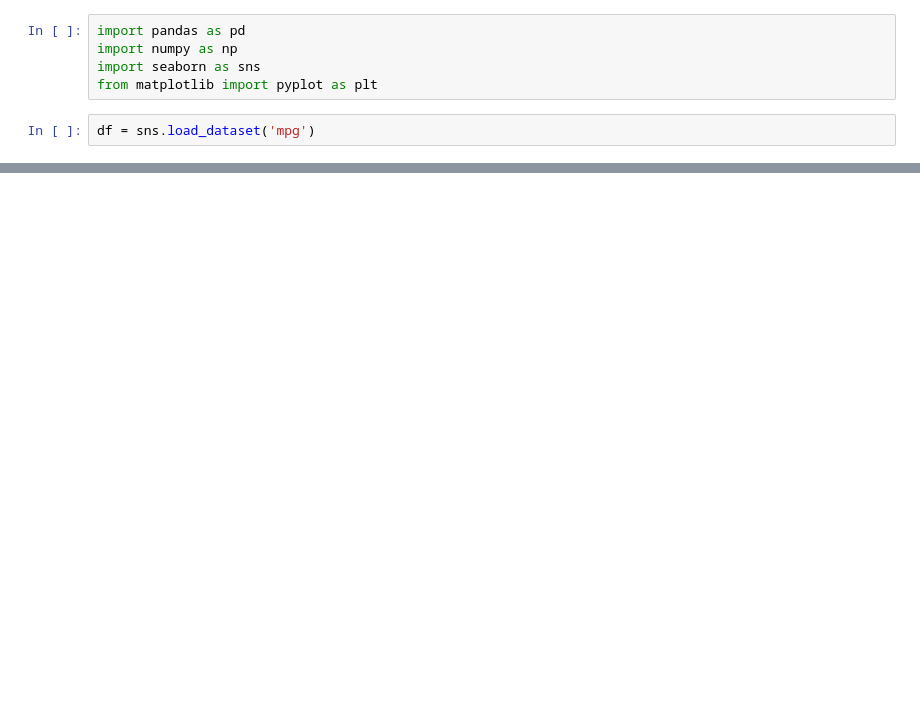
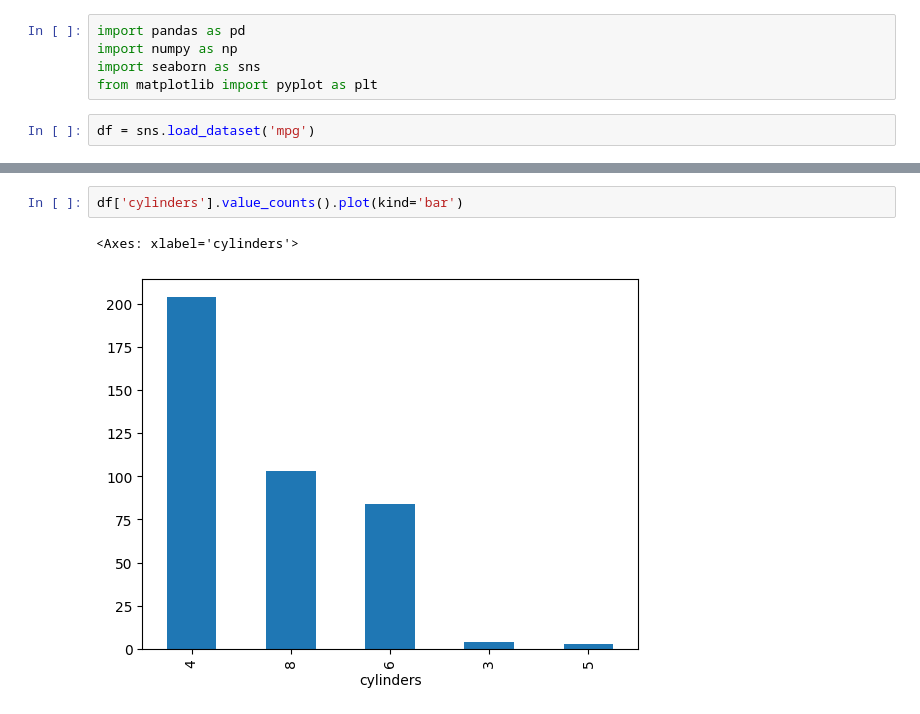
Before and after one commit to subhajit3827/Machine-Learning, a Jupyter notebook: Statistics_MPG.ipynb, the cells around one changed output, grey strips where cells are left out. Saved outputs shown, nothing was run; the diff lists cells and outputs as text; blank space fills up the shorter version.

```diff
--- a/Statistics_MPG.ipynb
+++ b/Statistics_MPG.ipynb
@@ -18,0 +73,5 @@ df.head()
+# %%
+df['cylinders'].value_counts().plot(kind='bar')
+# %% [output]
+<Axes: xlabel='cylinders'>
+[figure, added]
```
Also changed, not shown: parts of 46 cells of this notebook.
